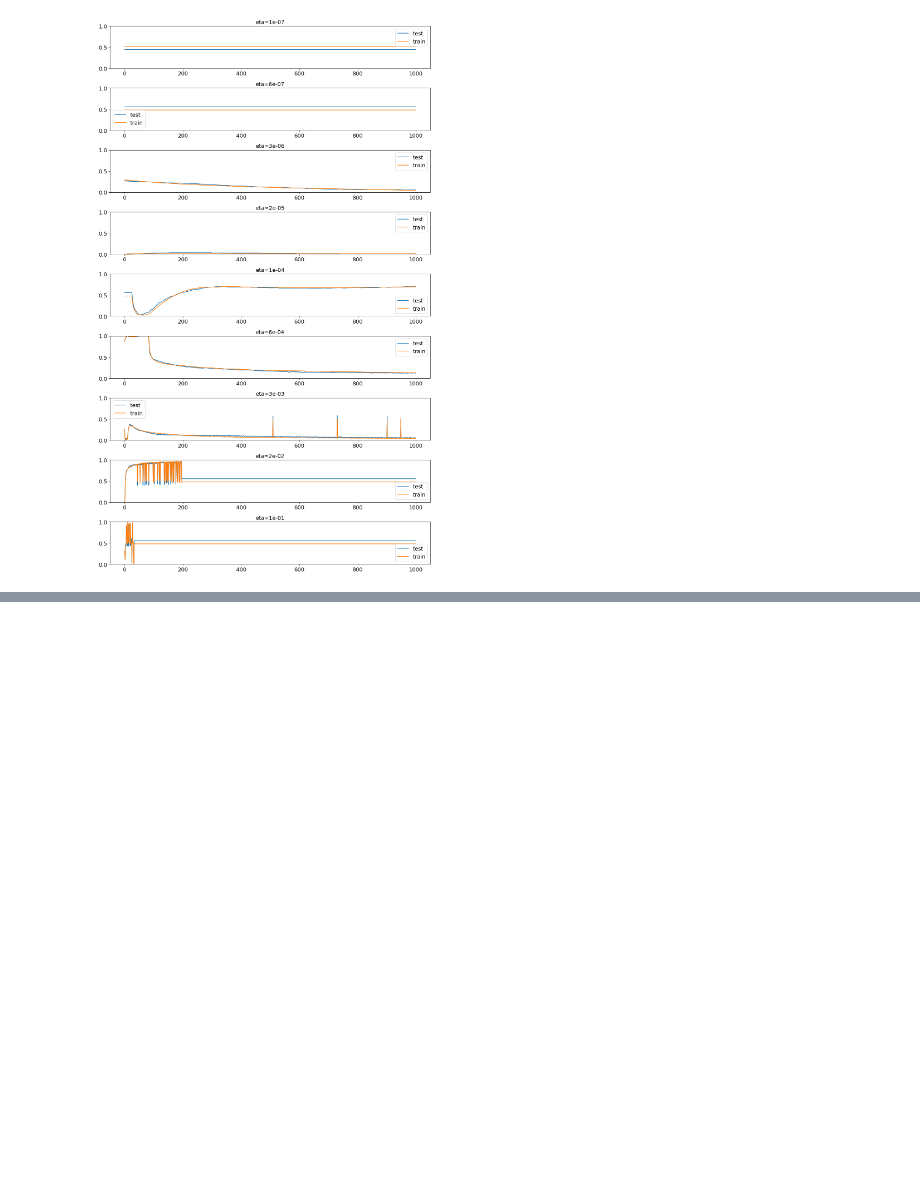
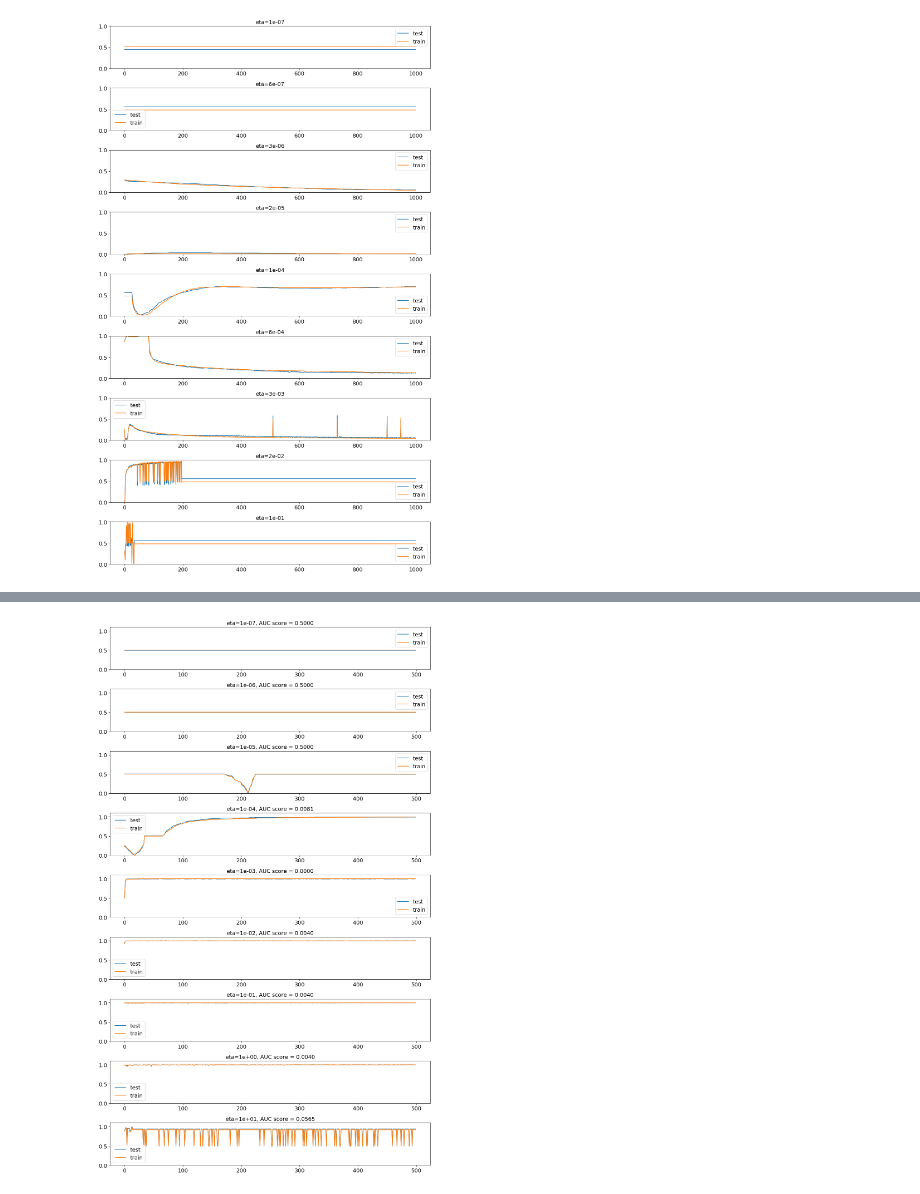
Before and after one commit to asdfbat/FYS-STK4155, a Jupyter notebook: Project2/src/NN_self.ipynb, the cells around one changed output, grey strips where cells are left out. Saved outputs shown, nothing was run; the diff lists cells and outputs as text; code cells hidden in the pictures; blank space fills up the shorter version.

```diff
--- a/Project2/src/NN_self.ipynb
+++ b/Project2/src/NN_self.ipynb
@@ -371,0 +513,22 @@ for i,eta in enumerate(etas):
+# %%
+etas = np.logspace(-7,1,9)
+many_nns_only_eta = np.zeros(len(etas),dtype=object)
+AUC = np.zeros(len(etas))
+for i,eta in enumerate(etas):
+    nn = NeuralNetwork( X_train_scaled,Y_train,n_hidden_neurons=2,n_categories=2,epochs=500,batch_size=20,
+                eta=eta,
+                lmbd=0)
+    nn.train()
+    Y_pred = nn.predict(X_test_scaled).reshape(-1,1)
+    AUC[i] = AUC_score(Y_test,Y_pred)
+    many_nns_only_eta[i] = nn
+# %%
+fig,ax = plt.subplots(len(etas),figsize=(12,20))
+for i,eta in enumerate(etas):
+    ax[i].plot(many_nns_only_eta[i].accuracy_each_epoch_test,label='test')
+    ax[i].plot(many_nns_only_eta[i].accuracy_each_epoch_train,label='train')
+    ax[i].legend()
+    ax[i].set_title('eta={:.0e}, AUC score = {:.4f}'.format(eta,AUC[i]),fontsize=14)
+    ax[i].set_ylim(0,1.1)
+# %% [output]
+[figure, added]
```
Also changed, not shown: parts of 10 cells of this notebook, 15 other files.
